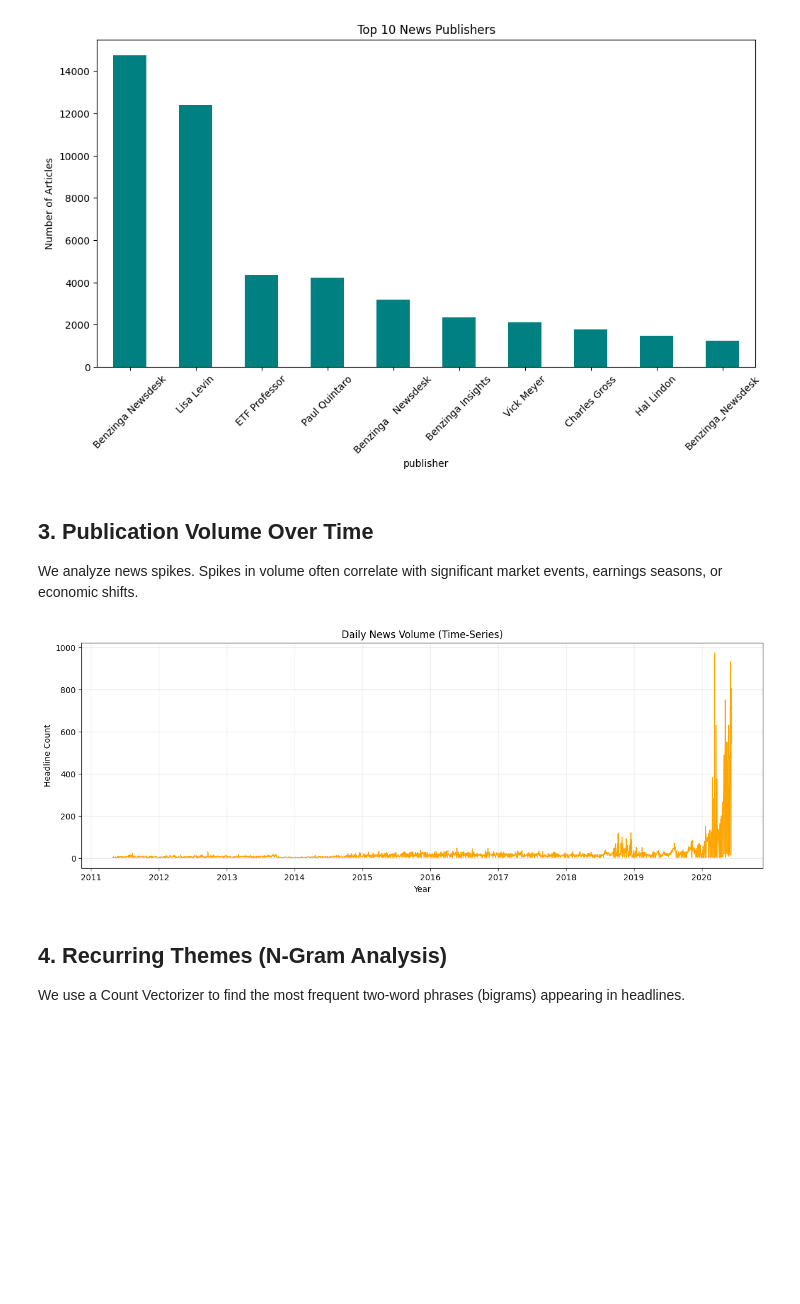
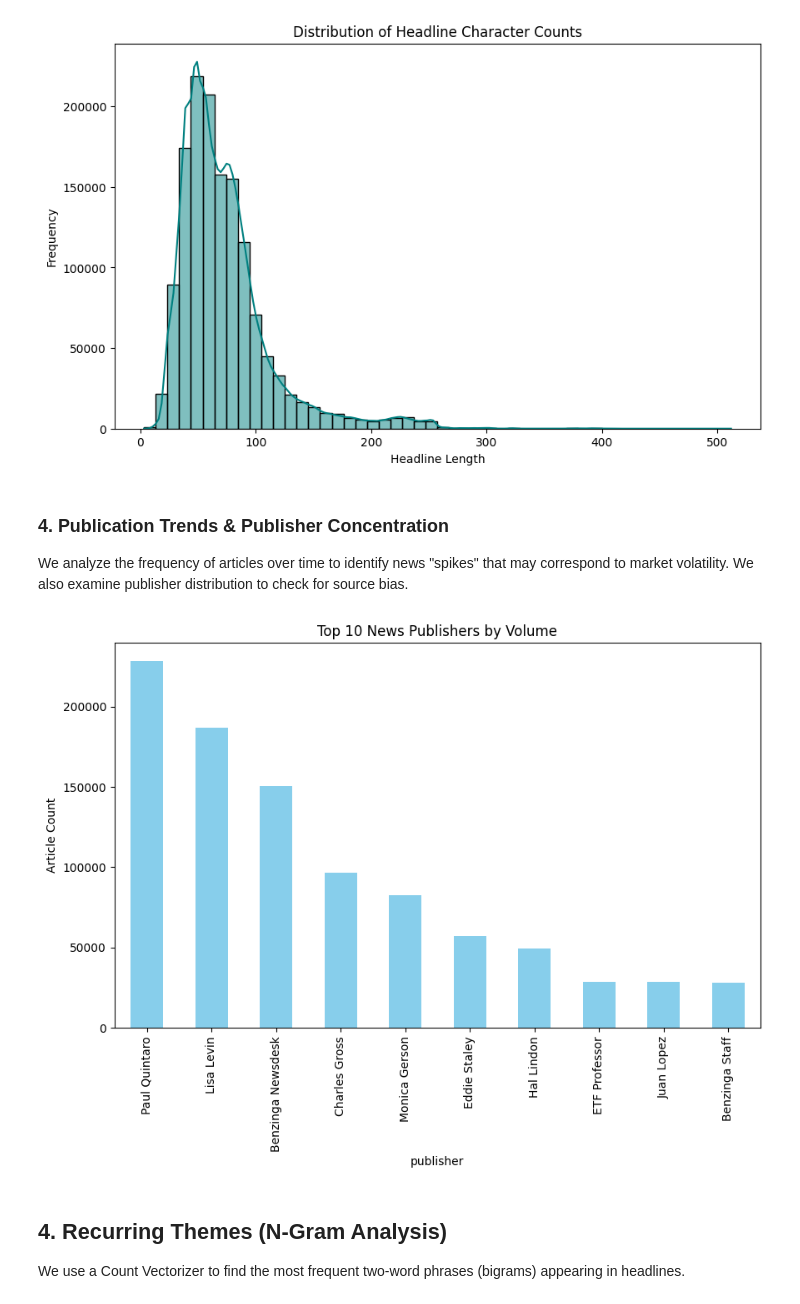
Before and after one commit to Solih06/nova-financial-analysis, a Jupyter notebook: notebooks/eda_analysis.ipynb, the cells around one changed output. Saved outputs shown, nothing was run; the diff lists cells and outputs as text; code cells hidden in the pictures; blank space fills up the shorter version.

Commit message:
chore: finalize all project components, documentation, and visuals for submission

```diff
--- a/notebooks/eda_analysis.ipynb
+++ b/notebooks/eda_analysis.ipynb
@@ -9,19 +22,12 @@ This notebook analyzes the **FNSPID** dataset to identify trends in financial ne
 import pandas as pd
 import matplotlib.pyplot as plt
 import seaborn as sns
-import os
-from sklearn.feature_extraction.text import CountVectorizer
 
-# Define path
-file_path = os.path.join('..', 'data', 'raw_analyst_ratings.csv')
+# Load the dataset
+news_df = pd.read_csv('../data/raw/raw_analyst_ratings.csv')
 
-# Load data
-df = pd.read_csv(file_path)
-
-# Data Cleaning: Convert date and drop invalid entries
-df['date'] = pd.to_datetime(df['date'], errors='coerce')
-df = df.dropna(subset=['date', 'headline'])
-
-print(f"Dataset loaded with {df.shape[0]} valid rows.")
-df.head()
+# Descriptive Statistics of the Text
+news_df['headline_len'] = news_df['headline'].apply(lambda x: len(str(x)))
+print(f"Dataset Shape: {news_df.shape}")
+print(news_df['headline_len'].describe())
 # %% [output]
@@ -68,34 +64,25 @@ We identify which publishers are most active. A high concentration from a single
 # %%
-# Top 10 Publishers by Volume
-top_publishers = df['publisher'].value_counts().head(10)
-
-plt.figure(figsize=(12, 6))
-top_publishers.plot(kind='bar', color='teal')
-plt.title('Top 10 News Publishers')
-plt.ylabel('Number of Articles')
-plt.xticks(rotation=45)
-plt.savefig('visuals/top_publishers.png', bbox_inches='tight')
+plt.figure(figsize=(10, 6))
+sns.histplot(news_df['headline_len'], bins=50, kde=True, color='teal')
+plt.title("Distribution of Headline Character Counts")
+plt.xlabel("Headline Length")
+plt.ylabel("Frequency")
+plt.savefig("../visuals/headline_length_dist.png")
 plt.show()
 # %% [output]
-[figure, old version]
+[figure, new version]
 # %% [markdown]
-## 3. Publication Volume Over Time
-We analyze news spikes. Spikes in volume often correlate with significant market events, earnings seasons, or economic shifts.
+### 4. Publication Trends & Publisher Concentration
+We analyze the frequency of articles over time to identify news "spikes" that may correspond to market volatility. We also examine publisher distribution to check for source bias.
 # %%
-# Aggregate news count by date
-df['pub_date'] = df['date'].dt.date
-daily_news = df['pub_date'].value_counts().sort_index()
-
-plt.figure(figsize=(15, 5))
-daily_news.plot(color='orange', linewidth=1)
-plt.title('Daily News Volume (Time-Series)')
-plt.xlabel('Year')
-plt.ylabel('Headline Count')
-plt.grid(True, alpha=0.3)
-plt.savefig('visuals/publication_trends.png', bbox_inches='tight')
+plt.figure(figsize=(10, 6))
+news_df['publisher'].value_counts().head(10).plot(kind='bar', color='skyblue')
+plt.title("Top 10 News Publishers by Volume")
+plt.ylabel("Article Count")
+plt.savefig("../visuals/top_publishers.png")
 plt.show()
 # %% [output]
-[figure, old version]
+[figure, new version]
 # %% [markdown]
 ## 4. Recurring Themes (N-Gram Analysis)
 We use a Count Vectorizer to find the most frequent two-word phrases (bigrams) appearing in headlines.
```
Also changed, not shown: parts of 9 cells of this notebook, 2 other files.
